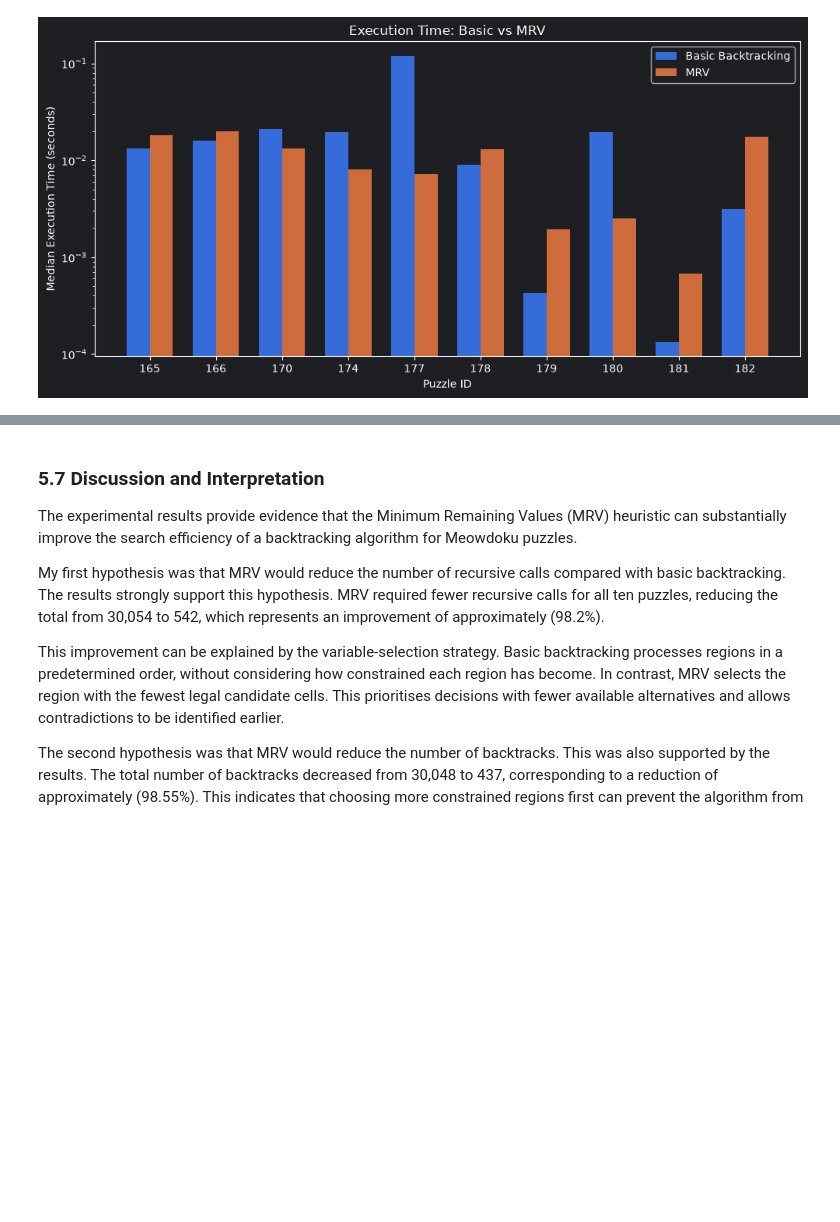
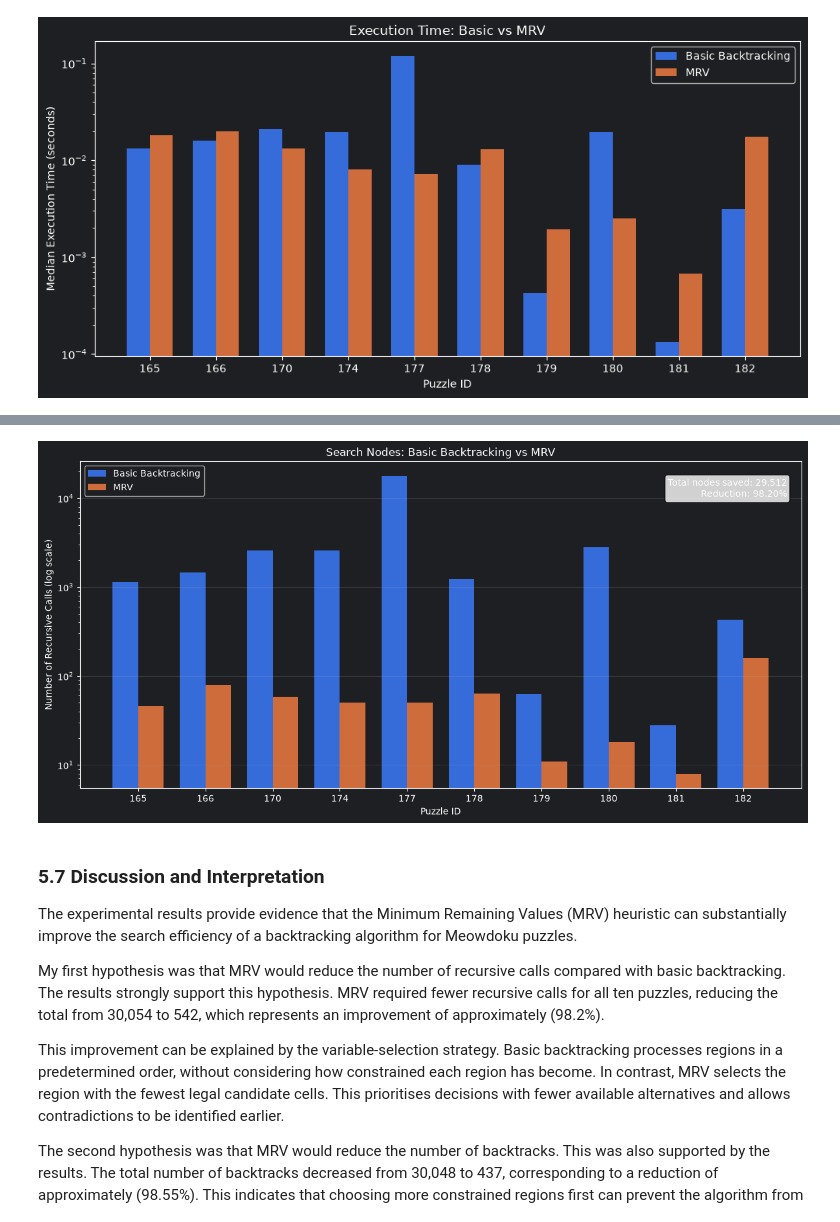
Before and after one commit to stefani2908/meowdoku_project, a Jupyter notebook: meowdoku_part_3.ipynb, the cells around one changed output, grey strips where cells are left out. Saved outputs shown, nothing was run; the diff lists cells and outputs as text; code cells hidden in the pictures; blank space fills up the shorter version.

Commit message:
Added a search node comparison

```diff
--- a/meowdoku_part_3.ipynb
+++ b/meowdoku_part_3.ipynb
@@ -499,3 +509,7 @@ comparison_module.plot_comparison(
+# %%
+comparison_module.plot_search_nodes(comparison)
+# %% [output]
+[figure, added]
 # %% [markdown]
 ### 5.7 Discussion and Interpretation
 
```
Also changed, not shown: parts of 1 cell of this notebook, 1 other file.
